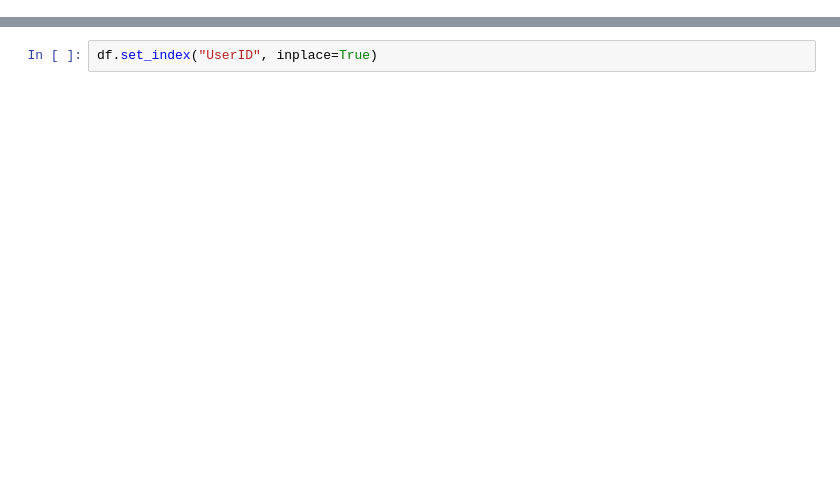
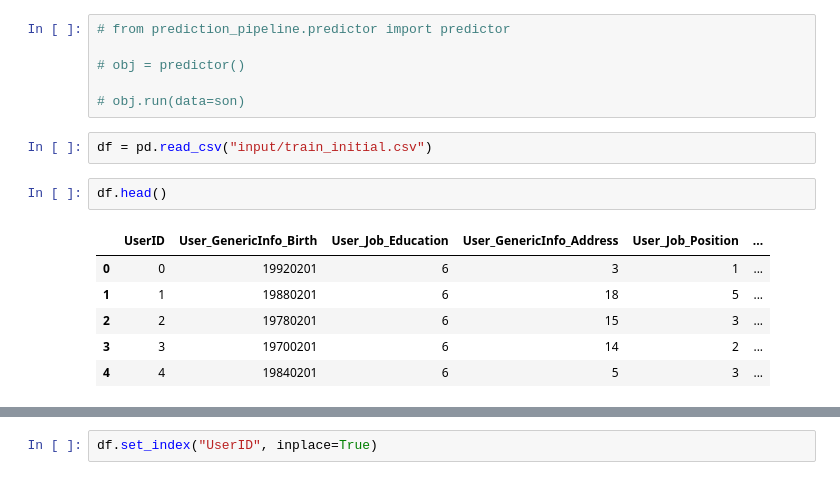
Before and after one commit to Wealthype/scindo_final_delivery, a Jupyter notebook: test.ipynb, the cells around one changed output, grey strips where cells are left out. Saved outputs shown, nothing was run; the diff lists cells and outputs as text; blank space fills up the shorter version.

Commit message:
training_csv

```diff
--- a/test.ipynb
+++ b/test.ipynb
@@ -20,0 +35,17 @@ df["User_Behaviour_RegistrationDatetime"] = df["User_Behaviour_RegistrationDatet
+# %%
+# from prediction_pipeline.predictor import predictor
+
+# obj = predictor()
+
+# obj.run(data=son)
+# %%
+df = pd.read_csv("input/train_initial.csv")
+# %%
+df.head()
+# %% [output]
+|  | UserID | User_GenericInfo_Birth | User_Job_Education | User_GenericInfo_Address | User_Job_Position | ... |
+| 0 | 0 | 19920201 | 6 | 3 | 1 | ... |
+| 1 | 1 | 19880201 | 6 | 18 | 5 | ... |
+| 2 | 2 | 19780201 | 6 | 15 | 3 | ... |
+| 3 | 3 | 19700201 | 6 | 14 | 2 | ... |
+| 4 | 4 | 19840201 | 6 | 5 | 3 | ... |
```
Also changed, not shown: parts of 18 cells of this notebook, 3 other files.
